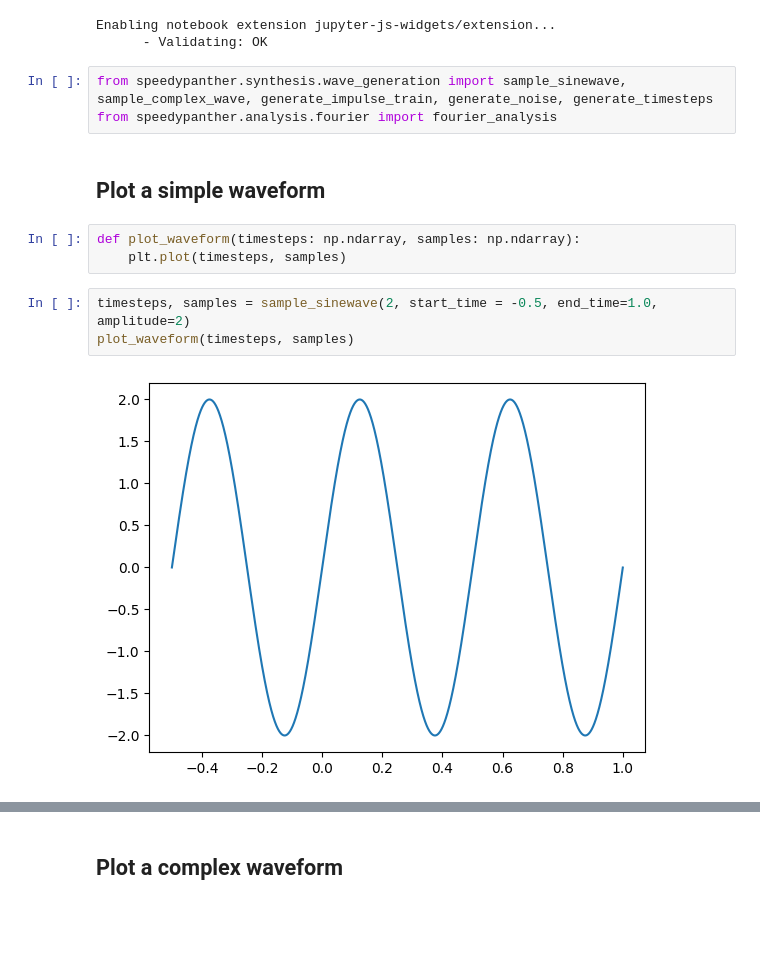
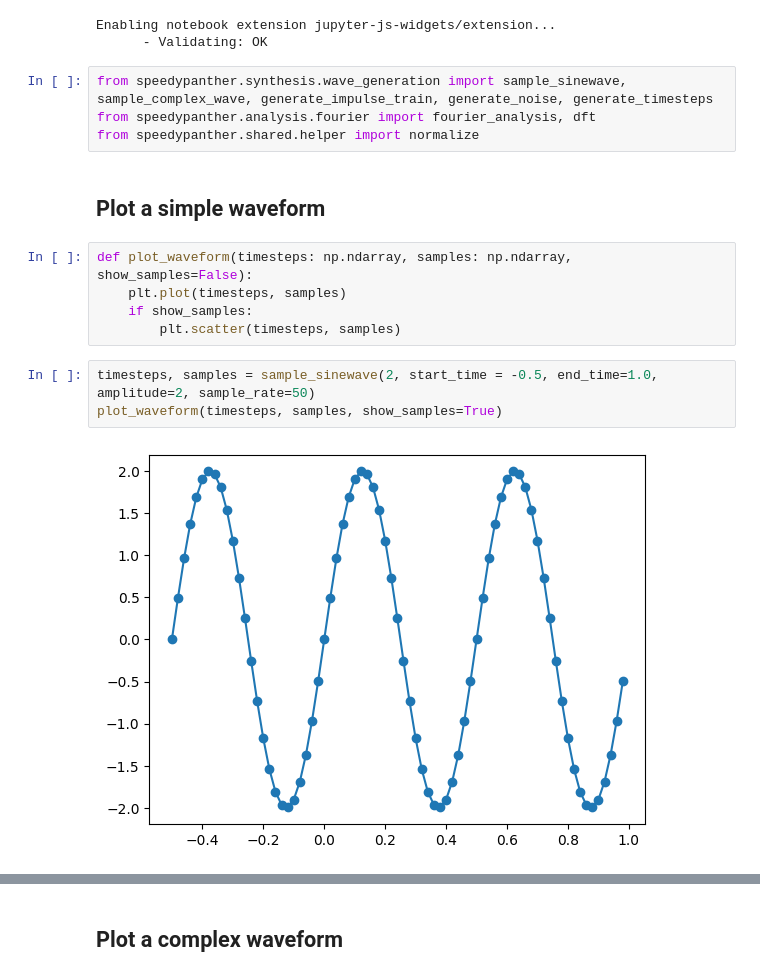
Before and after one commit to janniss91/SpeedyPanther, a Jupyter notebook: notebooks/wave_forms.ipynb, the cells around one changed output, grey strips where cells are left out. Cells and saved outputs as stored; diff of their text form; blank space fills up the shorter version.

```diff
--- a/notebooks/wave_forms.ipynb
+++ b/notebooks/wave_forms.ipynb
@@ -21,16 +21,19 @@ Enabling notebook extension jupyter-js-widgets/extension...
       - Validating: OK
 # %%
 from speedypanther.synthesis.wave_generation import sample_sinewave, sample_complex_wave, generate_impulse_train, generate_noise, generate_timesteps
-from speedypanther.analysis.fourier import fourier_analysis
+from speedypanther.analysis.fourier import fourier_analysis, dft
+from speedypanther.shared.helper import normalize
 # %% [markdown]
 ## Plot a simple waveform
 # %%
-def plot_waveform(timesteps: np.ndarray, samples: np.ndarray):
+def plot_waveform(timesteps: np.ndarray, samples: np.ndarray, show_samples=False):
     plt.plot(timesteps, samples)
+    if show_samples:
+        plt.scatter(timesteps, samples)
 # %%
-timesteps, samples = sample_sinewave(2, start_time = -0.5, end_time=1.0, amplitude=2)
-plot_waveform(timesteps, samples)
+timesteps, samples = sample_sinewave(2, start_time = -0.5, end_time=1.0, amplitude=2, sample_rate=50)
+plot_waveform(timesteps, samples, show_samples=True)
 # %% [output]
-[figure, old version]
+[figure, new version]
 # %%
 @widgets.interact_manual(
```
Also changed, not shown: parts of 21 cells of this notebook.
